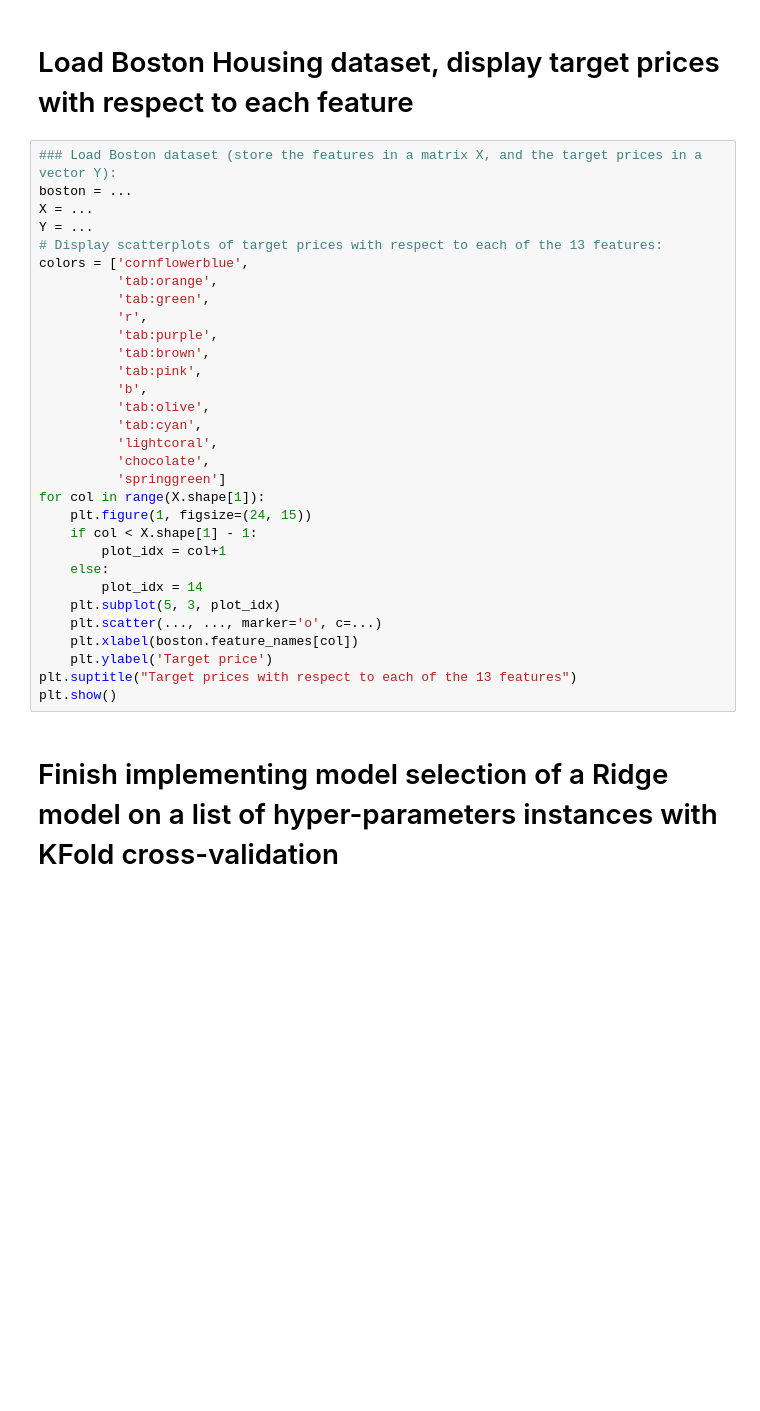
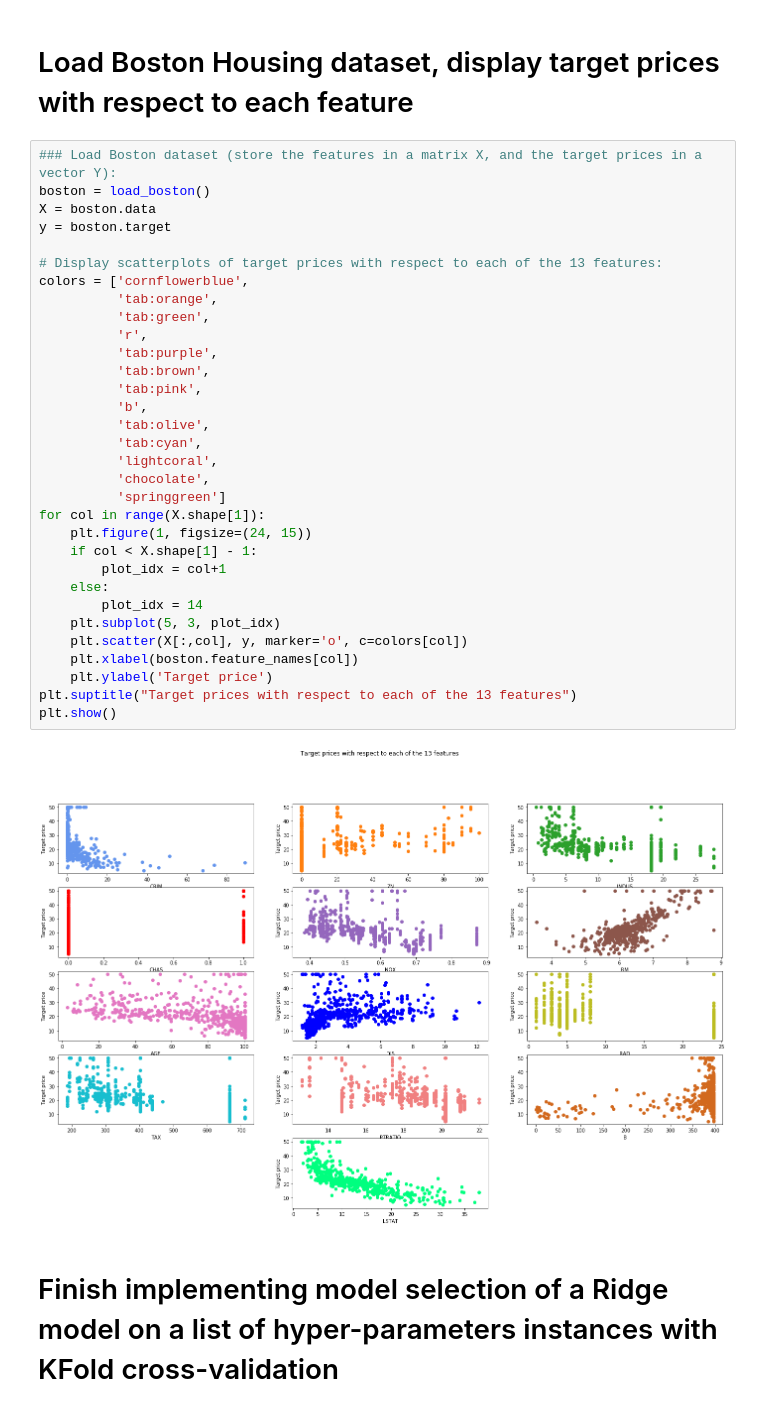
Before and after one commit to RakNoel/INF264, a Jupyter notebook: Ex3/Ex3_template_section2.ipynb, the cells around one changed output. Cells and saved outputs as stored; diff of their text form; blank space fills up the shorter version.

```diff
--- a/Ex3/Ex3_template_section2.ipynb
+++ b/Ex3/Ex3_template_section2.ipynb
@@ -15,35 +16,38 @@ from sklearn.linear_model import Ridge
 # Load Boston Housing dataset, display target prices with respect to each feature
 # %%
 ### Load Boston dataset (store the features in a matrix X, and the target prices in a vector Y):
-boston = ...
-X = ...
-Y = ...
+boston = load_boston()
+X = boston.data
+y = boston.target
+
 # Display scatterplots of target prices with respect to each of the 13 features:
 colors = ['cornflowerblue',
           'tab:orange',
           'tab:green',
           'r',
           'tab:purple',
           'tab:brown',
           'tab:pink',
           'b',
           'tab:olive',
           'tab:cyan',
           'lightcoral',
           'chocolate',
           'springgreen']
 for col in range(X.shape[1]):
     plt.figure(1, figsize=(24, 15))
     if col < X.shape[1] - 1:
         plot_idx = col+1
     else:
         plot_idx = 14
     plt.subplot(5, 3, plot_idx)
-    plt.scatter(..., ..., marker='o', c=...)
+    plt.scatter(X[:,col], y, marker='o', c=colors[col])
     plt.xlabel(boston.feature_names[col])
     plt.ylabel('Target price')
 plt.suptitle("Target prices with respect to each of the 13 features")
 plt.show()
+# %% [output]
+[figure, added]
 # %% [markdown]
 # Finish implementing model selection of a Ridge model on a list of hyper-parameters instances with KFold cross-validation
 # %%
```
Also changed, not shown: parts of 6 cells of this notebook, 1 other file.
